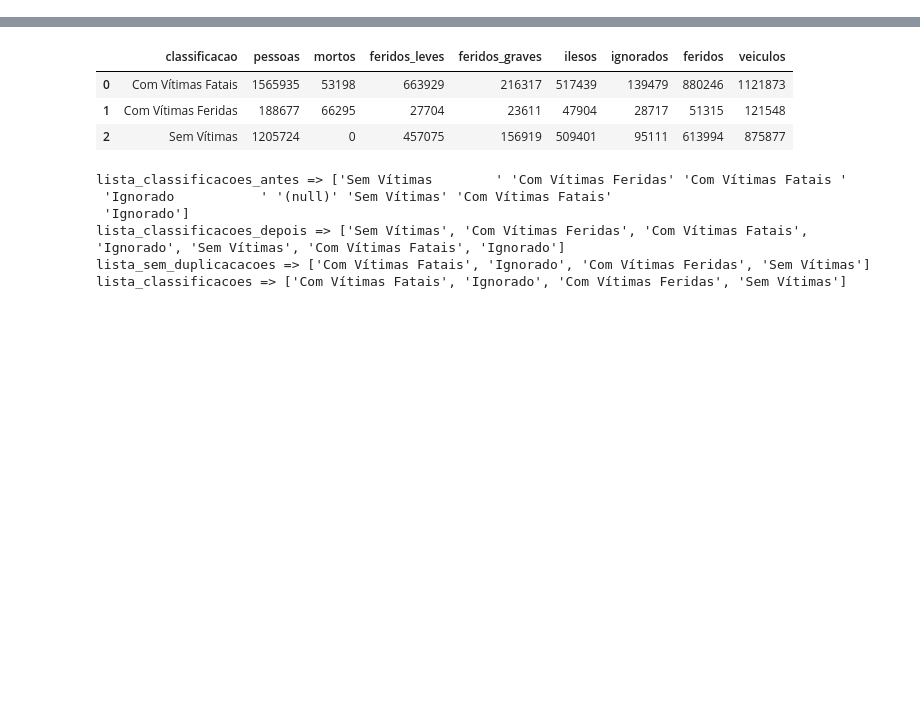
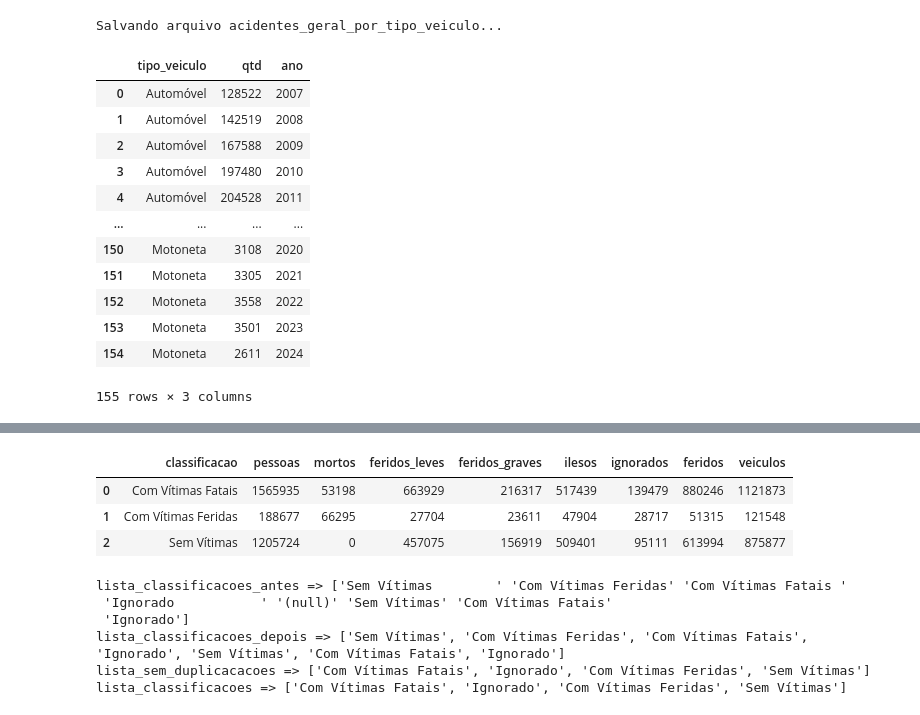
Before and after one commit to Bergolito/tcc-painel-jupyter-notebook, a Jupyter notebook: tcc-painel-preprocessamento.ipynb, the cells around one changed output, grey strips where cells are left out. Drawn from its saved outputs; the diff is of its cells as text; code cells hidden in the pictures; blank space fills up the shorter version.

```diff
--- a/tcc-painel-preprocessamento.ipynb
+++ b/tcc-painel-preprocessamento.ipynb
@@ -847,0 +1045,17 @@ def salva_mapa_calor_ano(ano, df):
+# %%
+processa_acidentes_geral_tipo_veiculo()
+# %% [output]
+Salvando arquivo acidentes_geral_por_tipo_veiculo...
+|  | tipo_veiculo | qtd | ano |
+| 0 | Automóvel | 128522 | 2007 |
+| 1 | Automóvel | 142519 | 2008 |
+| 2 | Automóvel | 167588 | 2009 |
+| 3 | Automóvel | 197480 | 2010 |
+| 4 | Automóvel | 204528 | 2011 |
+| ... | ... | ... | ... |
+| 150 | Motoneta | 3108 | 2020 |
+| 151 | Motoneta | 3305 | 2021 |
+| 152 | Motoneta | 3558 | 2022 |
+| 153 | Motoneta | 3501 | 2023 |
+| 154 | Motoneta | 2611 | 2024 |
+155 rows × 3 columns
```
Also changed, not shown: parts of 8 cells of this notebook, 39 other files.
